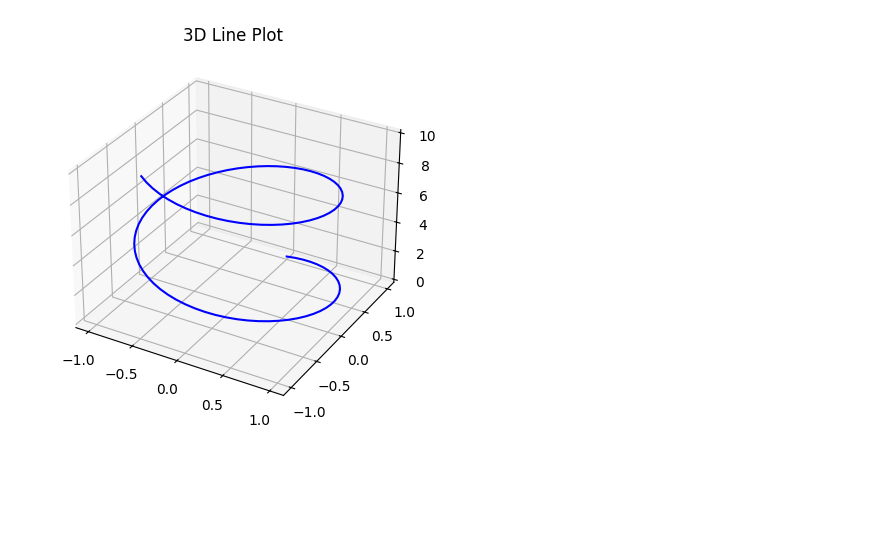
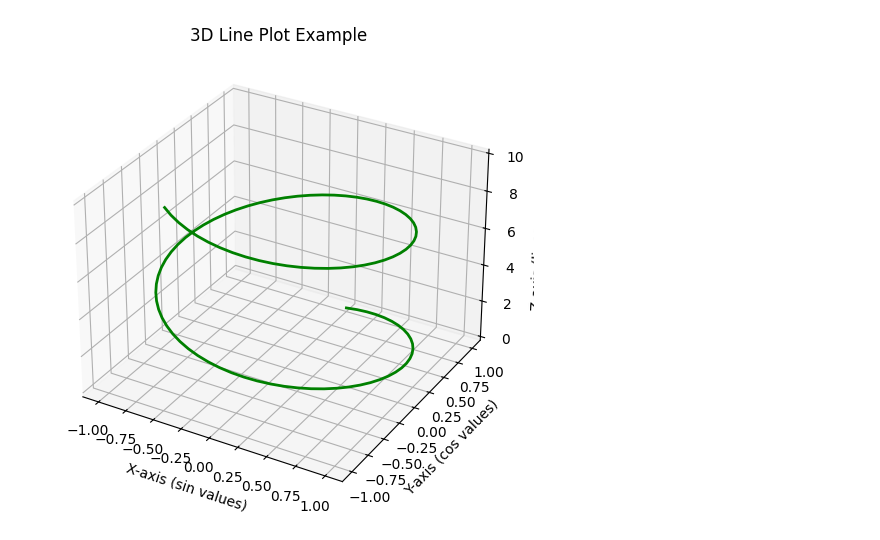
Before and after one commit to PurveshRanpariya/Learning-Matplotlib, a Jupyter notebook: 3D_Plot.ipynb, the cells around one changed output. Cells and saved outputs as stored; diff of their text form; code cells hidden in the pictures; blank space fills up the shorter version.

```diff
--- a/3D_Plot.ipynb
+++ b/3D_Plot.ipynb
@@ -21,18 +26,38 @@ plt.show()
-# %%
-import numpy as np
-
-fig = plt.figure()
-ax = fig.add_subplot(111, projection='3d')
-
-# Data
-z = np.linspace(0, 10, 100)
-x = np.sin(z)
-y = np.cos(z)
-
-ax.plot(x, y, z, color='blue')
-ax.set_title("3D Line Plot")
-
-plt.show()
-# %% [output]
-[figure, removed]
+# %%
+import matplotlib.pyplot as plt
+import numpy as np
+from mpl_toolkits.mplot3d import Axes3D
+
+# -----------------------------
+# Generate sample data
+# -----------------------------
+z = np.linspace(0, 10, 100)   # Create 100 points between 0 and 10 for Z-axis
+x = np.sin(z)                 # X values are sine of z (wave pattern)
+y = np.cos(z)                 # Y values are cosine of z (wave pattern)
+
+# -----------------------------
+# Create 3D plot
+# -----------------------------
+fig = plt.figure(figsize=(8, 6))                      # Create figure with given size
+ax = fig.add_subplot(111, projection='3d')            # Add a 3D subplot
+
+# -----------------------------
+# Plot 3D Line
+# -----------------------------
+ax.plot(x, y, z, color="green", linewidth=2)          # Draws a 3D line connecting (x, y, z)
+
+# -----------------------------
+# Customize labels & title
+# -----------------------------
+ax.set_xlabel("X-axis (sin values)")                  # Label for X-axis
+ax.set_ylabel("Y-axis (cos values)")                  # Label for Y-axis
+ax.set_zlabel("Z-axis (linear range)")                # Label for Z-axis
+ax.set_title("3D Line Plot Example")                  # Plot title
+
+# -----------------------------
+# Show plot
+# -----------------------------
+plt.show()
+# %% [output]
+[figure, added]
 # %%
```
Also changed, not shown: parts of 2 cells of this notebook.
